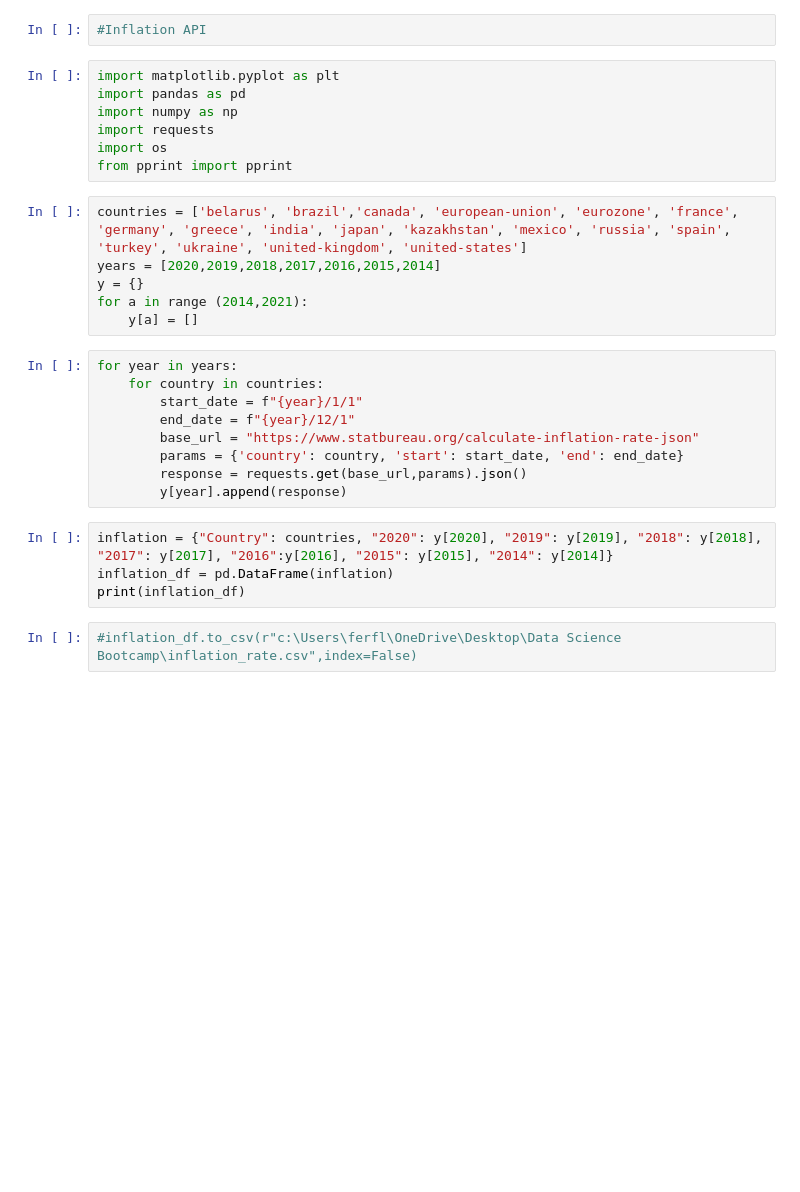
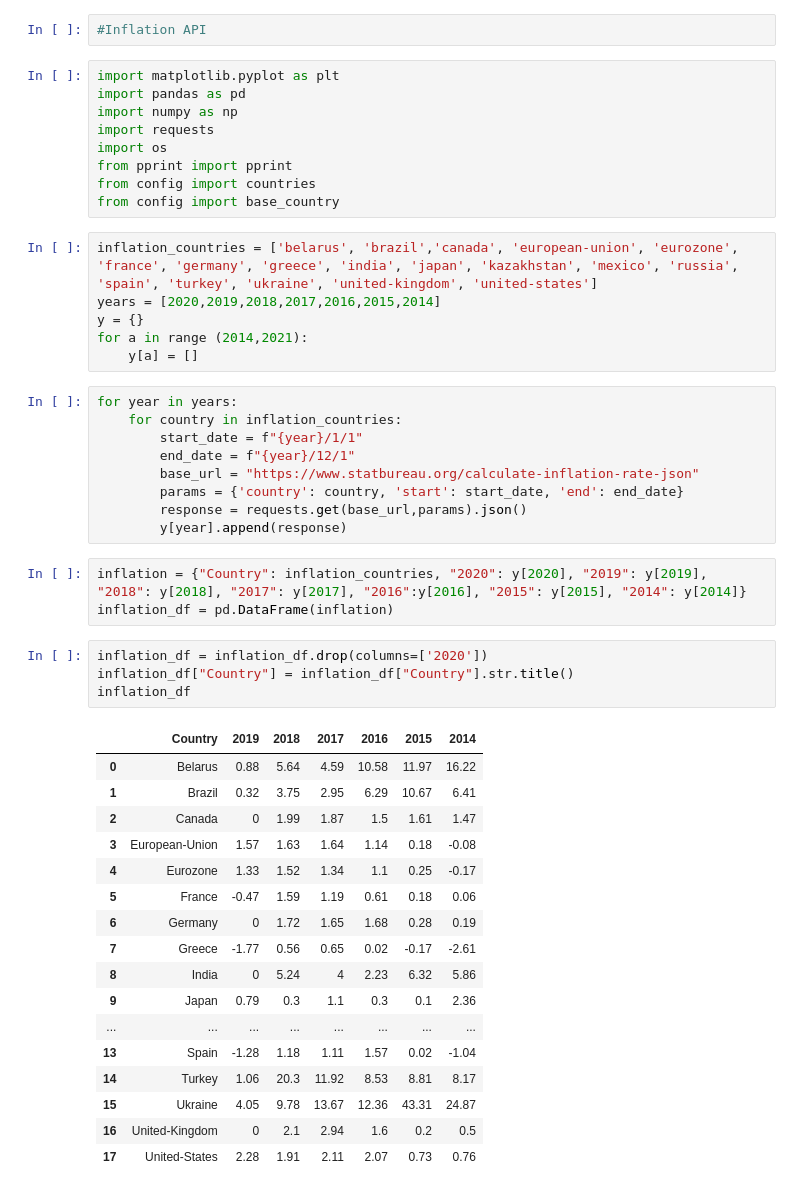
Before and after one commit to kmspitzer/Exchange-Rate-Project, a Jupyter notebook: Inflation_Data.ipynb, the cells around one changed output. Cells and saved outputs as stored; diff of their text form; blank space fills up the shorter version.

```diff
--- a/Inflation_Data.ipynb
+++ b/Inflation_Data.ipynb
@@ -7,15 +7,17 @@ import numpy as np
 import requests
 import os
 from pprint import pprint
+from config import countries
+from config import base_country
 # %%
-countries = ['belarus', 'brazil','canada', 'european-union', 'eurozone', 'france', 'germany', 'greece', 'india', 'japan', 'kazakhstan', 'mexico', 'russia', 'spain', 'turkey', 'ukraine', 'united-kingdom', 'united-states']
+inflation_countries = ['belarus', 'brazil','canada', 'european-union', 'eurozone', 'france', 'germany', 'greece', 'india', 'japan', 'kazakhstan', 'mexico', 'russia', 'spain', 'turkey', 'ukraine', 'united-kingdom', 'united-states']
 years = [2020,2019,2018,2017,2016,2015,2014]
 y = {}
 for a in range (2014,2021):
     y[a] = []
 # %%
 for year in years:
-    for country in countries:
+    for country in inflation_countries:
         start_date = f"{year}/1/1"
         end_date = f"{year}/12/1"
         base_url = "https://www.statbureau.org/calculate-inflation-rate-json"
@@ -23,8 +25,27 @@ for year in years:
         response = requests.get(base_url,params).json()
         y[year].append(response)
 # %%
-inflation = {"Country": countries, "2020": y[2020], "2019": y[2019], "2018": y[2018], "2017": y[2017], "2016":y[2016], "2015": y[2015], "2014": y[2014]}
+inflation = {"Country": inflation_countries, "2020": y[2020], "2019": y[2019], "2018": y[2018], "2017": y[2017], "2016":y[2016], "2015": y[2015], "2014": y[2014]}
 inflation_df = pd.DataFrame(inflation)
-print(inflation_df)
-# %%
-#inflation_df.to_csv(r"c:\Users\ferfl\OneDrive\Desktop\Data Science Bootcamp\inflation_rate.csv",index=False)
+# %%
+inflation_df = inflation_df.drop(columns=['2020'])
+inflation_df["Country"] = inflation_df["Country"].str.title()
+inflation_df
+# %% [output]
+|  | Country | 2019 | 2018 | 2017 | 2016 | 2015 | 2014 |
+| 0 | Belarus | 0.88 | 5.64 | 4.59 | 10.58 | 11.97 | 16.22 |
+| 1 | Brazil | 0.32 | 3.75 | 2.95 | 6.29 | 10.67 | 6.41 |
+| 2 | Canada | 0 | 1.99 | 1.87 | 1.5 | 1.61 | 1.47 |
+| 3 | European-Union | 1.57 | 1.63 | 1.64 | 1.14 | 0.18 | -0.08 |
+| 4 | Eurozone | 1.33 | 1.52 | 1.34 | 1.1 | 0.25 | -0.17 |
+| 5 | France | -0.47 | 1.59 | 1.19 | 0.61 | 0.18 | 0.06 |
+| 6 | Germany | 0 | 1.72 | 1.65 | 1.68 | 0.28 | 0.19 |
+| 7 | Greece | -1.77 | 0.56 | 0.65 | 0.02 | -0.17 | -2.61 |
+| 8 | India | 0 | 5.24 | 4 | 2.23 | 6.32 | 5.86 |
+| 9 | Japan | 0.79 | 0.3 | 1.1 | 0.3 | 0.1 | 2.36 |
+| ... | ... | ... | ... | ... | ... | ... | ... |
+| 13 | Spain | -1.28 | 1.18 | 1.11 | 1.57 | 0.02 | -1.04 |
+| 14 | Turkey | 1.06 | 20.3 | 11.92 | 8.53 | 8.81 | 8.17 |
+| 15 | Ukraine | 4.05 | 9.78 | 13.67 | 12.36 | 43.31 | 24.87 |
+| 16 | United-Kingdom | 0 | 2.1 | 2.94 | 1.6 | 0.2 | 0.5 |
+| 17 | United-States | 2.28 | 1.91 | 2.11 | 2.07 | 0.73 | 0.76 |
```
Also changed, not shown: parts of 6 cells of this notebook, 19 other files.
